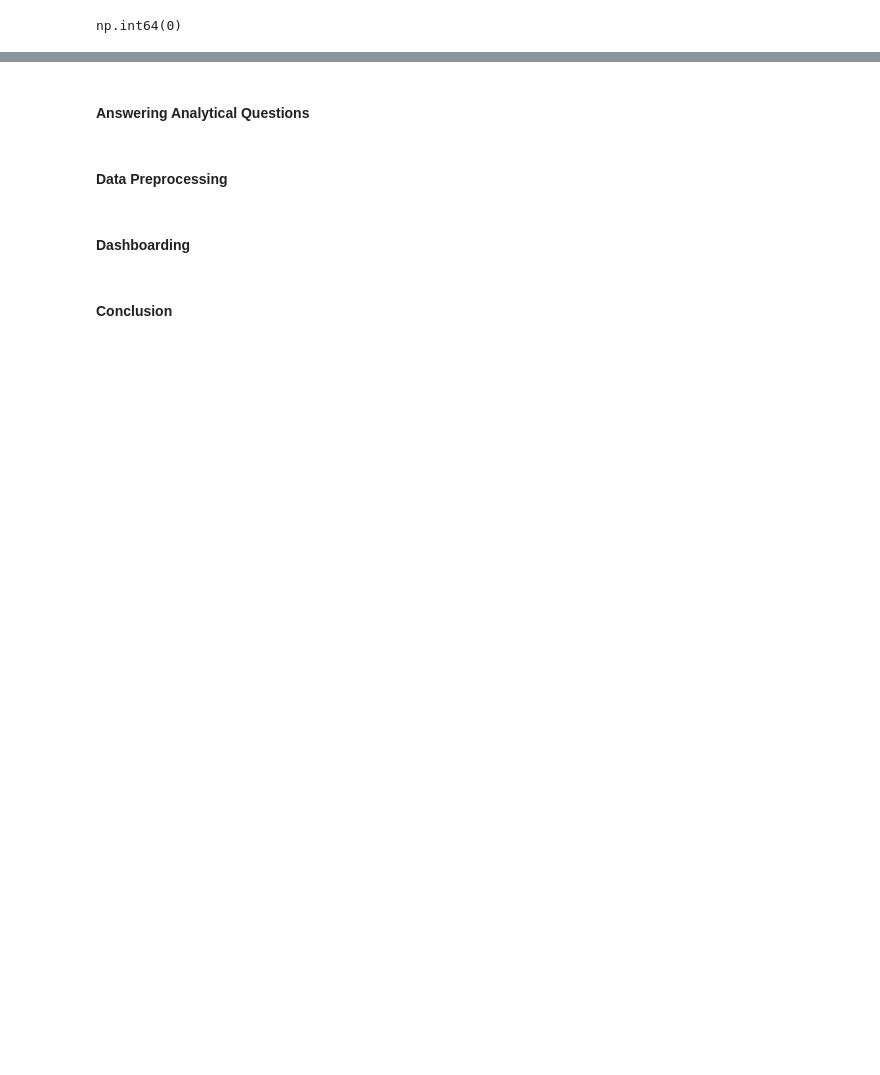
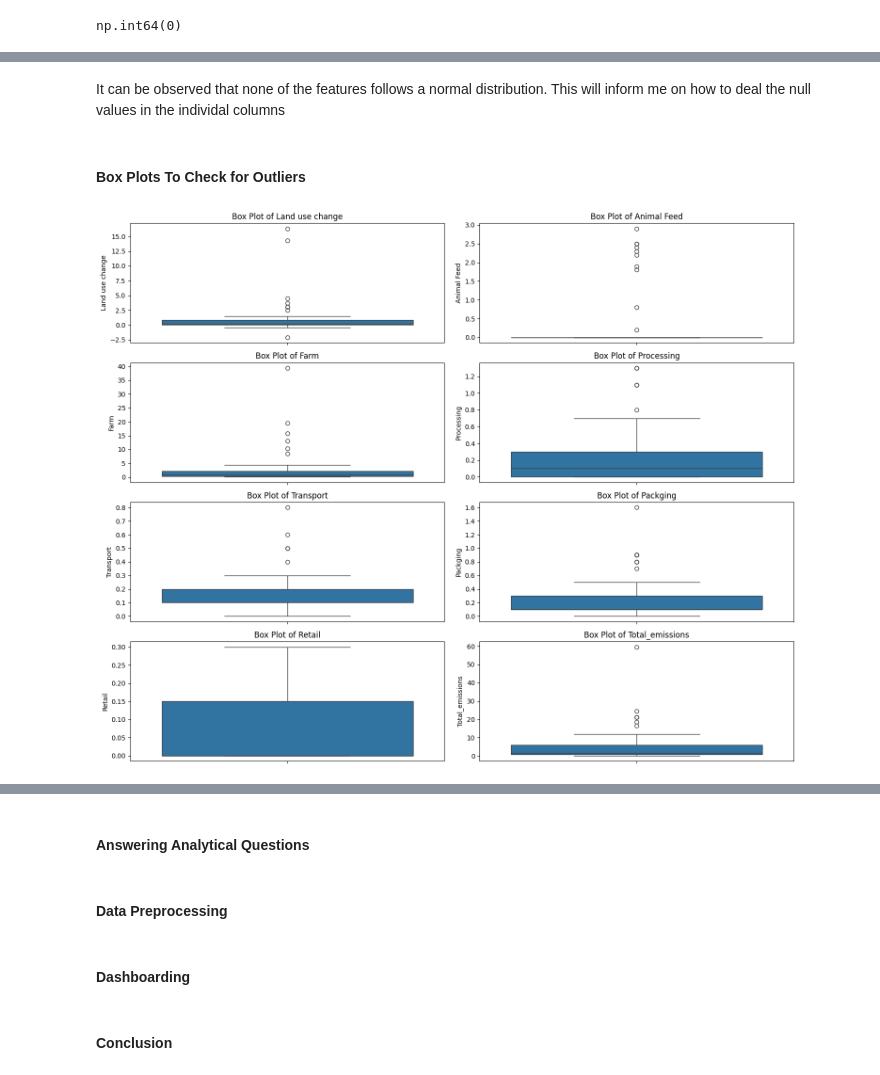
Before and after one commit to adubrightkwartengsnr/Environmental_Impact_Of_Food_Production_Analysis, a Jupyter notebook: notebook/environment_impact_of_food_analysis.ipynb, the cells around one changed output, grey strips where cells are left out. Saved outputs shown, nothing was run; the diff lists cells and outputs as text; code cells hidden in the pictures; blank space fills up the shorter version.

```diff
--- a/notebook/environment_impact_of_food_analysis.ipynb
+++ b/notebook/environment_impact_of_food_analysis.ipynb
@@ -218,0 +301,26 @@ np.int64(0)
+# %% [markdown]
+It can be observed that none of the features follows a normal distribution. This will inform me on how to deal the null values in the individal columns
+# %% [markdown]
+#### Box Plots To Check for Outliers
+# %%
+# Box Plots on Non-Null Columns
+
+n_cols = 2
+n_rows = -(-len(non_null_columns)//n_cols)
+
+fig, axes = plt.subplots(nrows=n_rows, ncols=n_cols, figsize=(15,12))
+axes = axes.flatten()
+
+# plot box plots using seaborn
+for i, col in enumerate(non_null_columns):
+    sns.boxplot(df[col], ax=axes[i])
+    axes[i].set_title(f"Box Plot of {col}")
+
+# Remove empty subplots
+for j in range(i+1, len(axes)):
+    fig.delaxes(axes[j])
+
+plt.tight_layout()
+plt.show()
+# %% [output]
+[figure, added]
```
Also changed, not shown: parts of 42 cells of this notebook.
